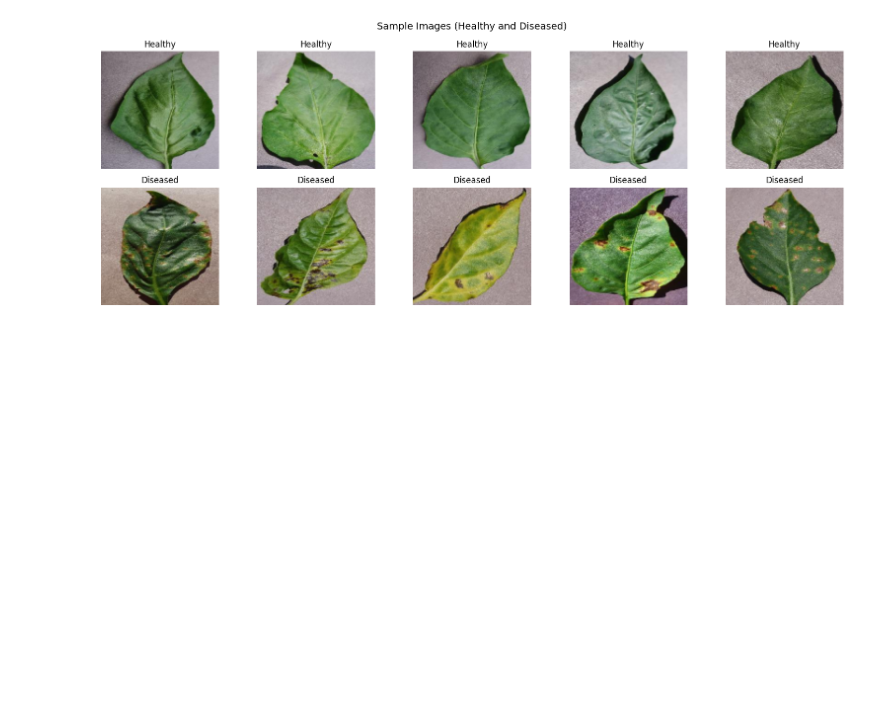
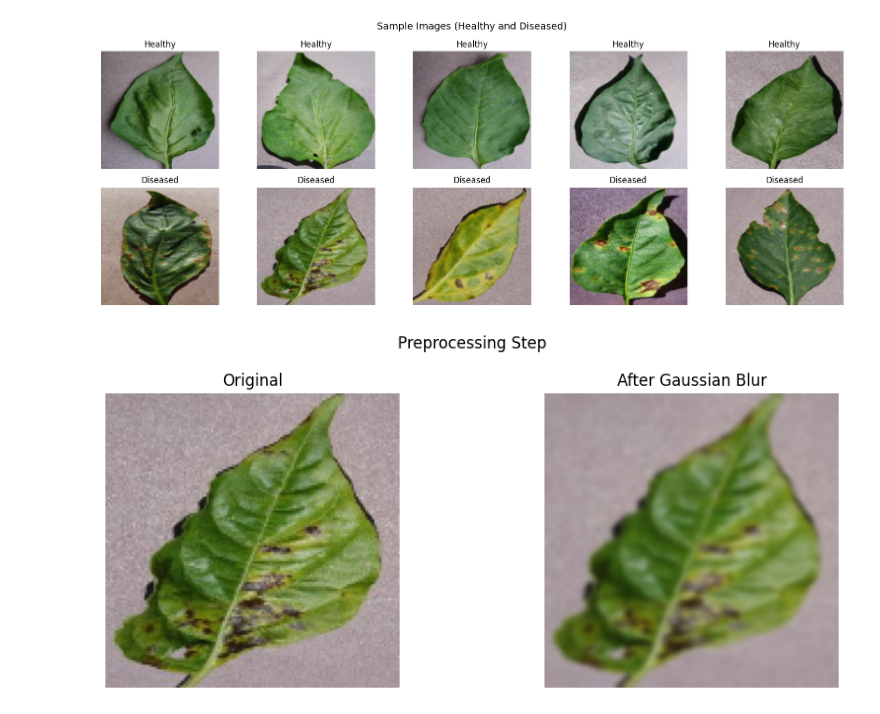
Before and after one commit to heyisula/plant-disease-detection, a Jupyter notebook: train.ipynb, the cells around one changed output. Saved outputs shown, nothing was run; the diff lists cells and outputs as text; code cells hidden in the pictures; blank space fills up the shorter version.

```diff
--- a/train.ipynb
+++ b/train.ipynb
@@ -78,3 +78,24 @@ plt.savefig('out/output_samples.png', dpi=150)
 plt.show()
 # %% [output]
 [figure]
+# %%
+def preprocessingImg  (img): #Adding Blur to reduce Noise
+    blurredImg = cv2.GaussianBlur(img, (5, 5), 0)
+    return blurredImg
+
+sampleTesting = diseased_imgs[1]
+processedImg = preprocessingImg(sampleTesting)
+
+fig, axes = plt.subplots(1, 2, figsize=(10, 4))
+axes[0].imshow(sampleTesting)
+axes[0].set_title('Original')
+axes[0].axis('off')
+axes[1].imshow(processedImg)
+axes[1].set_title('After Gaussian Blur')
+axes[1].axis('off')
+plt.suptitle('Preprocessing Step')
+plt.tight_layout()
+plt.savefig('out/output_preprocessing.png', dpi=150)
+plt.show()
+# %% [output]
+[figure, added]
```
Also changed, not shown: parts of 1 cell of this notebook, 1 other file.
